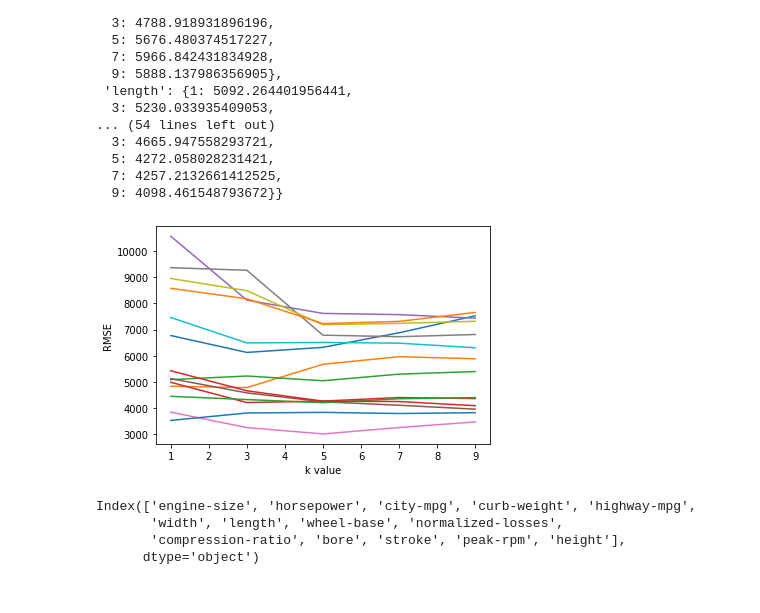
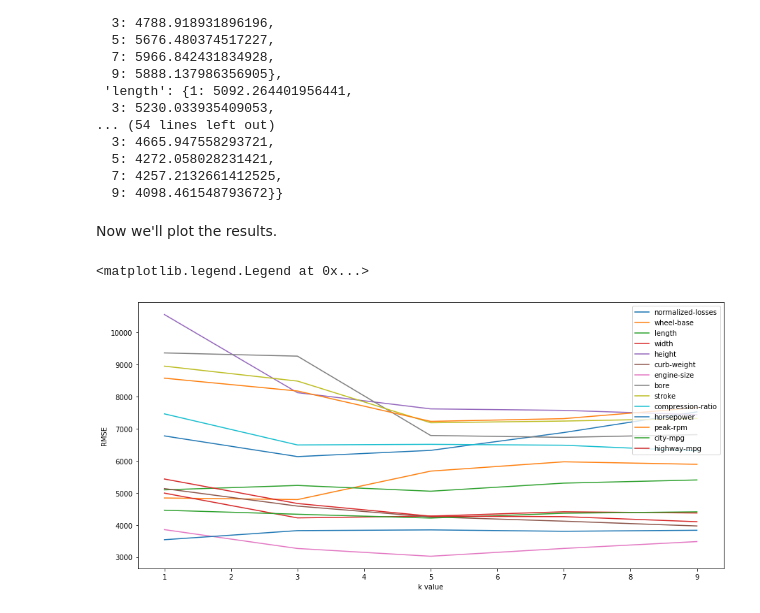
Before and after one commit to sean-rogers-t/Machine-Learning-w-Scikit-Learn, a Jupyter notebook: K_Nearest_Neighbors/KNearestNeighbors.ipynb, the cells around one changed output. Saved outputs shown, nothing was run; the diff lists cells and outputs as text; code cells hidden in the pictures.

```diff
--- a/K_Nearest_Neighbors/KNearestNeighbors.ipynb
+++ b/K_Nearest_Neighbors/KNearestNeighbors.ipynb
@@ -274,0 +283,4 @@ For example, let's say we restricted our features to ['engine-size', 'highway-mp
+# %%
+x0,y0,z0=test_point
+# Create 'distance' column which is the squared distance from every sample in the example set from the test_point
+example['distance']=(example['engine-size']-x0)**2+(example['highway-mpg']-y0)**2
@@ -298,9 +349,30 @@ plt.show()
 # %%
 from sklearn.model_selection import cross_val_score, KFold
+'''
+knn_train_test applies knn regression to a dataframe with k-fold cross validation
+and returns a float,the root mean squared error.
 
-def knn_train_test(df,feature,target,n=5,folds=10):
+knn_train_test takes the following argument:
+    df: a pandas dataframe
+    features: the columns to be used as features in the model. Must be a list even if length one.
+    target: the target variable for the regression
+    n: the number of neighbors (default=5)
+    folds: the number of folds used in the k-fold cross validation (default=10)
+'''
+
+def knn_train_test(df,features,target,n=5,folds=10):
+
+    # instantiate a KFold instance where the folds are shuffled
+
     kf=KFold(n_splits=folds,shuffle=True,random_state=1)
+
+    # create the KNeighborsRegressor
     knn=KNeighborsRegressor(n_neighbors=n,algorithm='brute')
-    mses=cross_val_score(estimator=knn,X=df[feature],y=df[target],scoring='neg_mean_squared_error',cv=kf)
+
+    # apply cross-validation. Returns a list of mean squared errors from each fold.
+    mses=cross_val_score(estimator=knn,X=df[features],y=df[target],scoring='neg_mean_squared_error',cv=kf)
+
+    # take the average of the list and return this value
     avg_rsme=np.mean(np.sqrt(np.absolute(mses)))
+
     return avg_rsme
@@ -307,7 +383,9 @@ def knn_train_test(df,feature,target,n=5,folds=10):
 # %%
+# Gives a dictionary with the feature and the average root mean squared error after cross-validation
+
 rsmes_univariate={}
 for col in numeric_cars[features].columns:
-    rsme_col=knn_train_test(df=numeric_cars,feature=[col],target='price')
+    rsme_col=knn_train_test(df=numeric_cars,features=[col],target='price')
     rsmes_univariate[col]=rsme_col
 rsmes_univariate
 # %% [output]
@@ -351,10 +416,12 @@ dtype: float64
 # %%
+# Gives a dictionary with the feature and the average root mean squared error after cross-validation
+# for various k's
 ks=[1,3,5,7,9]
 rsmes_univariate_k={}
 for col in numeric_cars[features].columns:
     k_neighbors={}
     for k in ks:
-        rsme_col=knn_train_test(df=numeric_cars,feature=[col],target='price',n=k)
+        rsme_col=knn_train_test(df=numeric_cars,features=[col],target='price',n=k)
         k_neighbors[k]=rsme_col
     rsmes_univariate_k[col]=k_neighbors
 # %%
@@ -377,23 +444,21 @@ rsmes_univariate_k
   5: 4272.058028231421,
   7: 4257.2132661412525,
   9: 4098.461548793672}}
+# %% [markdown]
+Now we'll plot the results.
 # %%
 import matplotlib.pyplot as plt
 %matplotlib inline
-
+fig=plt.figure(figsize = (15, 7))
+ax=plt.axes()
 for k,v in rsmes_univariate_k.items():
     x = list(v.keys())
     y = list(v.values())
 
     plt.plot(x,y)
-    plt.xlabel('k value')
-    plt.ylabel('RMSE')
+plt.xlabel('k value')
+plt.ylabel('RMSE')
+plt.legend(labels=numeric_cars[features].columns)
 # %% [output]
+<matplotlib.legend.Legend at 0x...>
-[figure, old version]
+[figure, new version]
-# %%
-rsmes_univariate.index
-# %% [output]
-Index(['engine-size', 'horsepower', 'city-mpg', 'curb-weight', 'highway-mpg',
-       'width', 'length', 'wheel-base', 'normalized-losses',
-       'compression-ratio', 'bore', 'stroke', 'peak-rpm', 'height'],
-      dtype='object')
```
Also changed, not shown: parts of 30 cells of this notebook.
